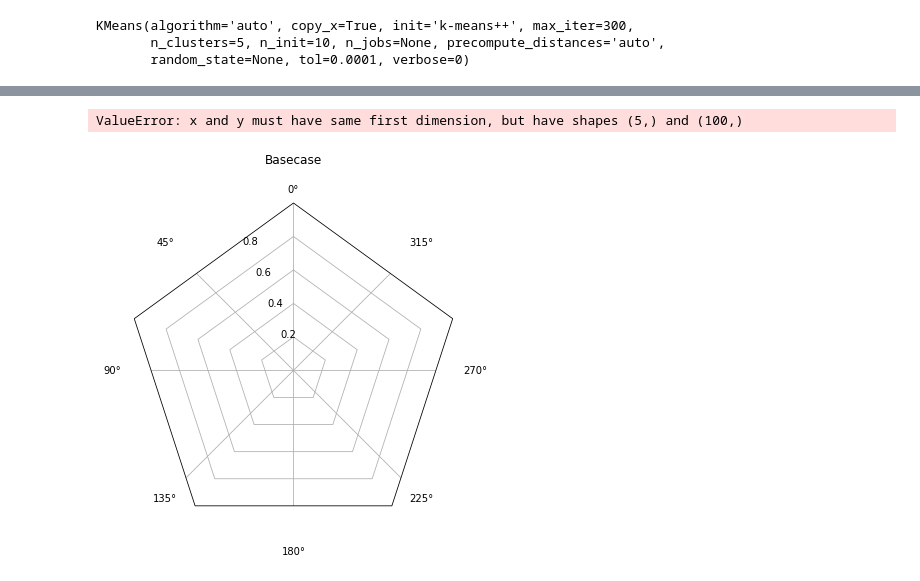
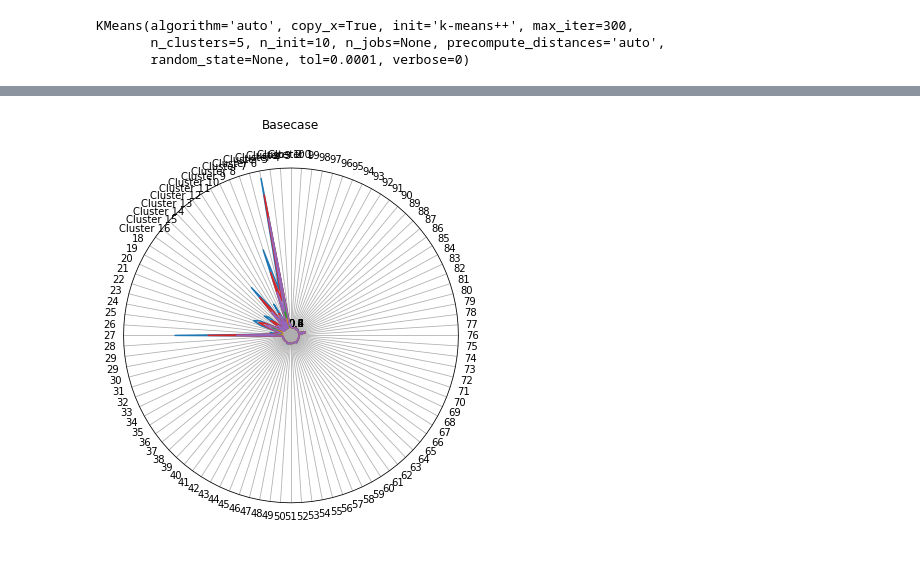
Before and after one commit to phamkdaniel/NBA-Player-Data, a Jupyter notebook: Radar_Chart.ipynb, the cells around one changed output, grey strips where cells are left out. Drawn from its saved outputs; the diff is of its cells as text; code cells hidden in the pictures.

```diff
--- a/Radar_Chart.ipynb
+++ b/Radar_Chart.ipynb
@@ -174,7 +174,7 @@ def radar_factory(num_vars, frame='circle'):
     return theta
 
 
-data = [['Cluster 1', 'Cluster 2', 'Cluster 3', 'Cluster 4', 'Cluster 5'],
+data = [['Cluster 1', 'Cluster 2', 'Cluster 3', 'Cluster 4', 'Cluster 5', 'Cluster 6', 'Cluster 7', 'Cluster 8', 'Cluster 9', 'Cluster 10', 'Cluster 11', 'Cluster 12', 'Cluster 13', 'Cluster 14', 'Cluster 15', 'Cluster 16', '18', '19', '20', '21', '22', '23', '24', '25', '26', '27', '28', '29', '29', '30', '31', '32', '33', '34', '35', '36', '37', '38', '39', '40', '41', '42', '43', '44', '45', '46', '47', '48', '49', '50', '51', '52', '53', '54', '55', '56', '57', '58', '59', '60', '61', '62', '63', '64', '65', '66', '67', '68', '69', '70', '71', '72', '73', '74', '75', '76', '77', '78', '79', '80', '81', '82', '83', '84', '85', '86', '87', '88', '89', '90', '91', '92', '93', '94', '95', '96', '97', '98', '99', '100',],
         ('Basecase', [
             [2.63913043e+01,  7.69565217e+01,  7.69565217e+01,
          2.61186957e+03,  6.63565217e+02,  1.40921739e+03,
@@ -339,32 +339,31 @@ data = [['Cluster 1', 'Cluster 2', 'Cluster 3', 'Cluster 4', 'Cluster 5'],
          4.48811881e+00,  1.54158416e+00,  1.01485149e+00,
          2.44752475e+00,  4.07128713e+00,  2.03227723e+01,
          1.11613861e+02,  1.10792079e+02,  1.41831683e+01,
          5.64485149e-01,  3.96980198e-01,  2.42059406e-01,
          4.34257426e+00,  1.48821782e+01,  9.60198020e+00,
          1.35336634e+01,  1.54158416e+00,  1.79801980e+00,
          1.19623762e+01,  1.81910891e+01,  1.95247525e+00,
          1.89603960e+00,  3.84158416e+00,  9.69405941e-02,
         -2.04950495e-01,  1.43564356e-01, -6.33663366e-02,
          9.49504950e-01]])]
 
 N = len(data[0])
 theta = radar_factory(N, frame='polygon')
 
 spoke_labels = data.pop(0)
 title, case_data = data[0]
 
 fig, ax = plt.subplots(figsize=(6, 6), subplot_kw=dict(projection='radar'))
 fig.subplots_adjust(top=0.85, bottom=0.05)
 
 ax.set_rgrids([0.2, 0.4, 0.6, 0.8])
 ax.set_title(title,  position=(0.5, 1.1), ha='center')
 
 for d in case_data:
     line = ax.plot(theta, d)
     ax.fill(theta, d,  alpha=0.25)
 ax.set_varlabels(spoke_labels)
 
 plt.show()
 # %% [output]
-ValueError: x and y must have same first dimension, but have shapes (5,) and (100,)
-[figure, old version]
+[figure, new version]
```
